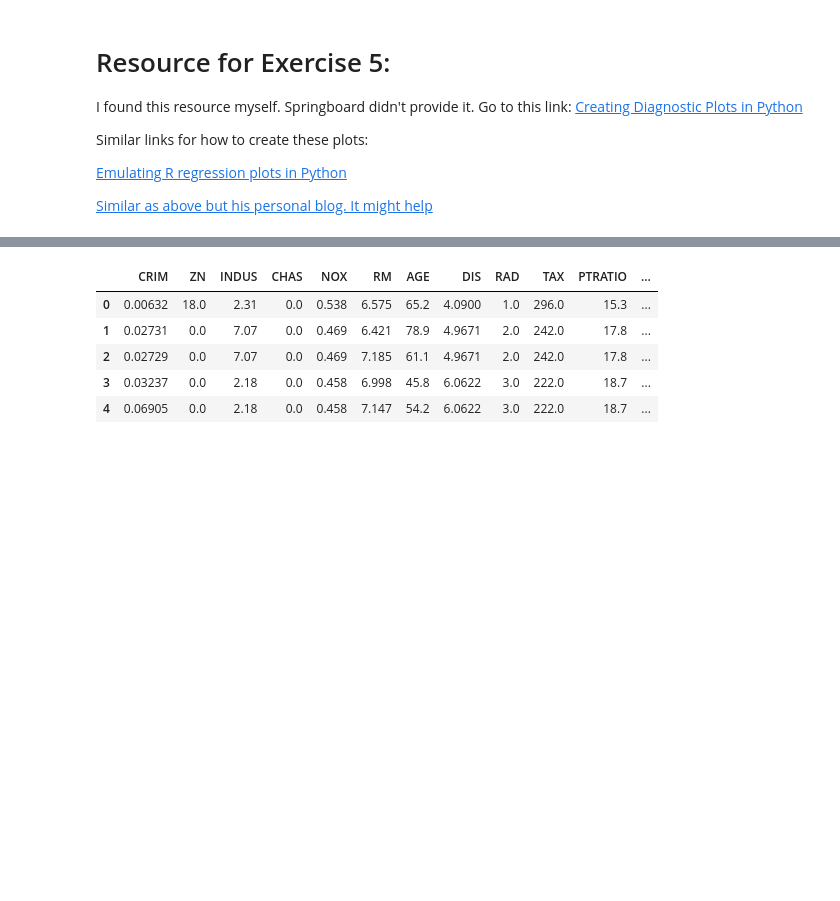
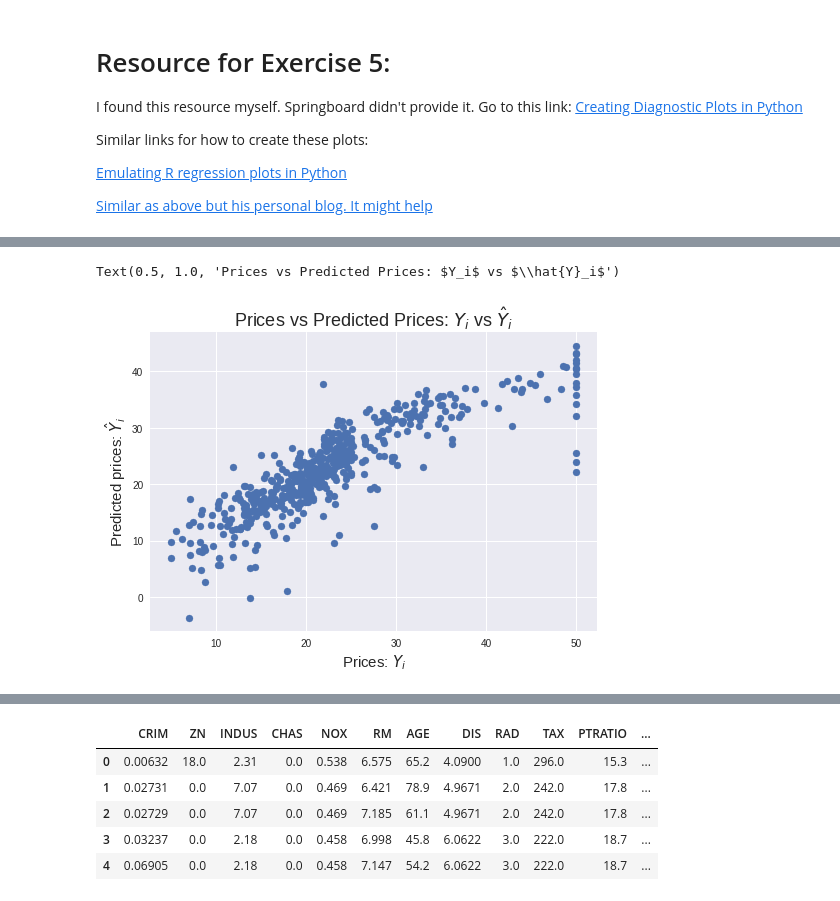
Before and after one commit to villafue/Python_Statistics, a Jupyter notebook: Boston_Mini_Project_Linear_Regression.ipynb, the cells around one changed output, grey strips where cells are left out. Cells and saved outputs as stored; diff of their text form; code cells hidden in the pictures; blank space fills up the shorter version.

```diff
--- a/Boston_Mini_Project_Linear_Regression.ipynb
+++ b/Boston_Mini_Project_Linear_Regression.ipynb
@@ -1096,3 +1076,7 @@ model_fit = model.fit()
 
 # create dataframe from X, y for easier plot handling
 dataframe = pd.concat([X, p], axis=1)
+# %%
+# m = ols('PRICE ~ PTRATIO',bos).fit()
+m13 = ols('PRICE ~ CRIM + ZN + INDUS + CHAS + NOX + RM + AGE + DIS + TAX + PTRATIO + B + LSTAT',bos).fit()
+print(m13.summary())
@@ -1098,0 +1101,8 @@ dataframe = pd.concat([X, p], axis=1)
+# %%
+plt.scatter(bos['PRICE'], m13.fittedvalues)
+plt.xlabel("Prices: $Y_i$")
+plt.ylabel("Predicted prices: $\hat{Y}_i$")
+plt.title("Prices vs Predicted Prices: $Y_i$ vs $\hat{Y}_i$")
+# %% [output]
+Text(0.5, 1.0, 'Prices vs Predicted Prices: $Y_i$ vs $\\hat{Y}_i$')
+[figure, added]
```
Also changed, not shown: parts of 17 cells of this notebook.
